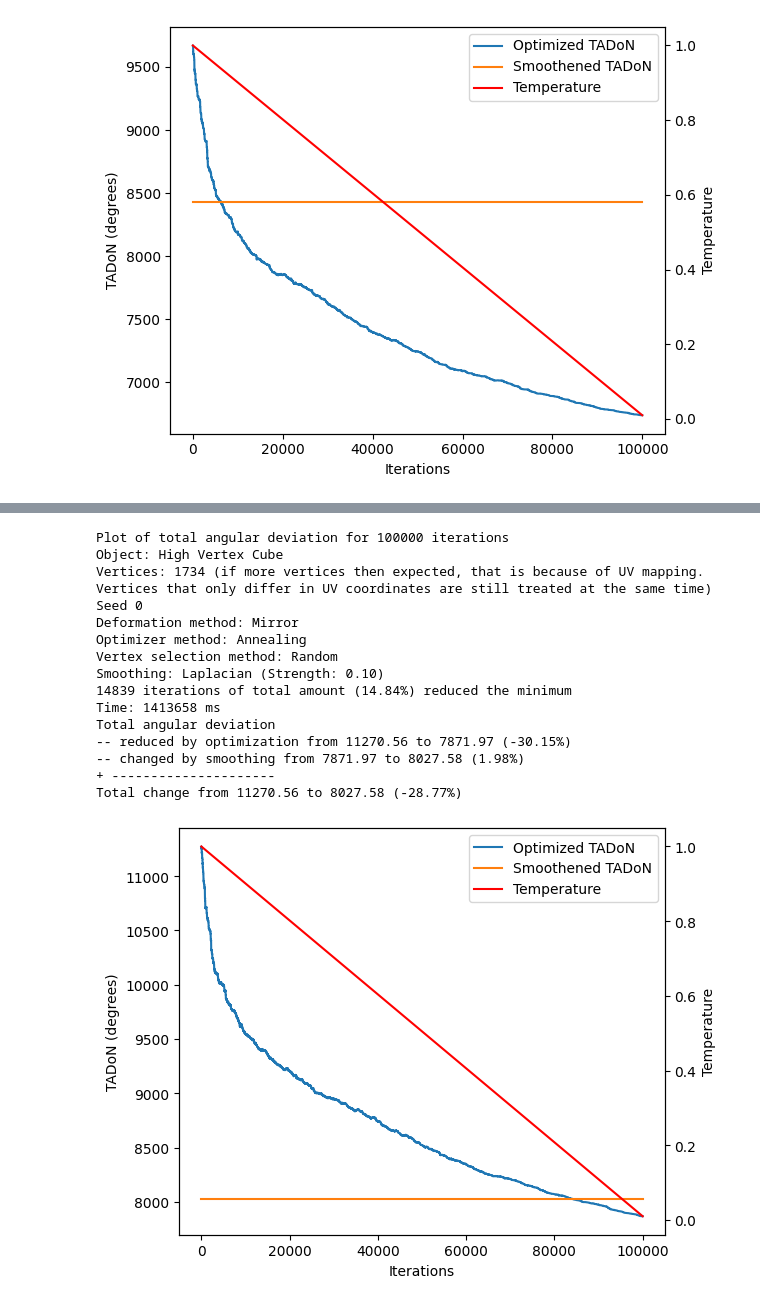
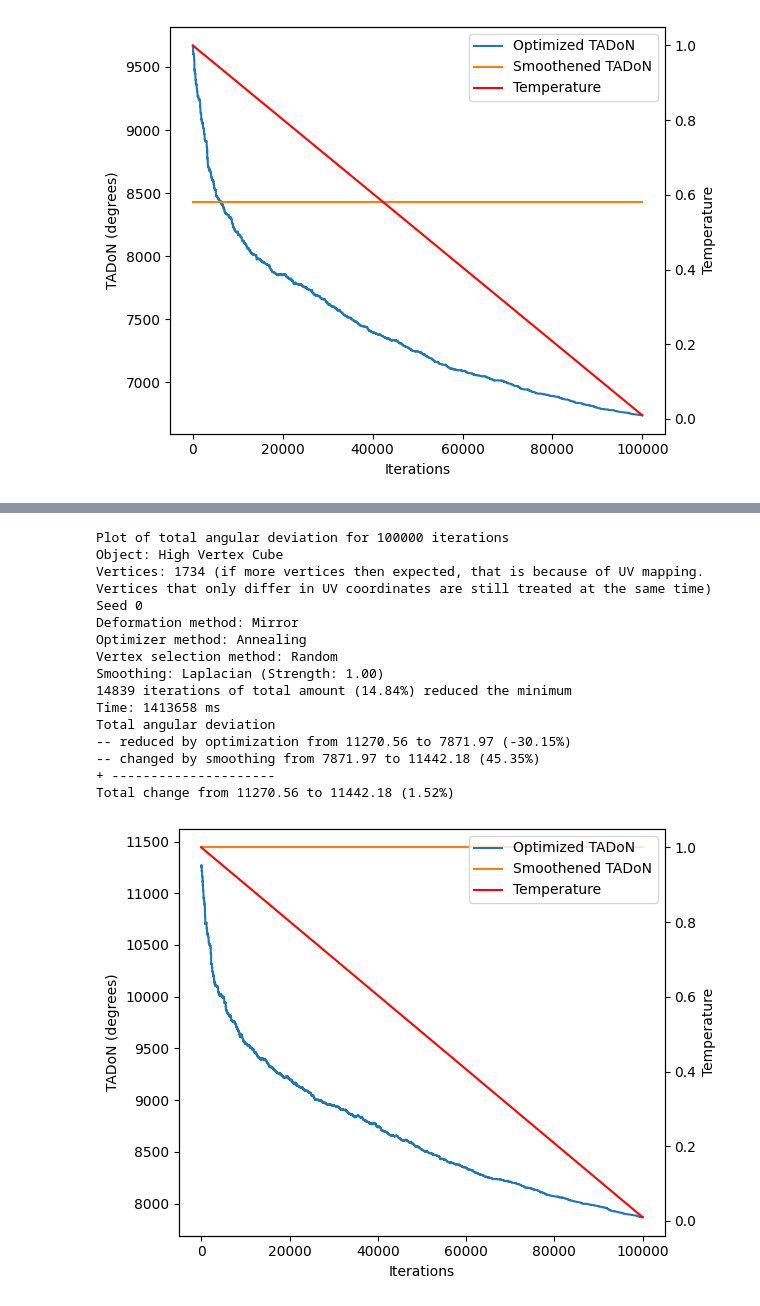
Before and after one commit to tomcouperus/Anamorphic-Sculptures-with-Shading, a Jupyter notebook: plotDeviations.ipynb, the cells around one changed output, grey strips where cells are left out. Drawn from its saved outputs; the diff is of its cells as text; code cells hidden in the pictures.

```diff
--- a/plotDeviations.ipynb
+++ b/plotDeviations.ipynb
@@ -142,19 +142,19 @@ Total change from 6416.68 to 3776.32 (-41.15%)
 # %%
-graph_json_annealing("High_Vertex_Cube_Mirror_100000-Annealing_-0.10_to_0.10_temp_1.00_to_0.01_Laplacian_at_0.10.json")
+graph_json_annealing("High_Vertex_Cube_Mirror_100000-Annealing_-0.10_to_0.10_temp_1.00_to_0.01_Laplacian_at_1.00.json")
 # %% [output]
 Plot of total angular deviation for 100000 iterations
 Object: High Vertex Cube
 Vertices: 1734 (if more vertices then expected, that is because of UV mapping. Vertices that only differ in UV coordinates are still treated at the same time)
 Seed 0
 Deformation method: Mirror
 Optimizer method: Annealing
 Vertex selection method: Random
-Smoothing: Laplacian (Strength: 0.10)
+Smoothing: Laplacian (Strength: 1.00)
 14839 iterations of total amount (14.84%) reduced the minimum
 Time: 1413658 ms
 Total angular deviation
 -- reduced by optimization from 11270.56 to 7871.97 (-30.15%)
--- changed by smoothing from 7871.97 to 8027.58 (1.98%)
+-- changed by smoothing from 7871.97 to 11442.18 (45.35%)
 + ---------------------
-Total change from 11270.56 to 8027.58 (-28.77%)
+Total change from 11270.56 to 11442.18 (1.52%)
-[figure, old version]
+[figure, new version]
```
Also changed, not shown: parts of 2 cells of this notebook, 21 other files.
